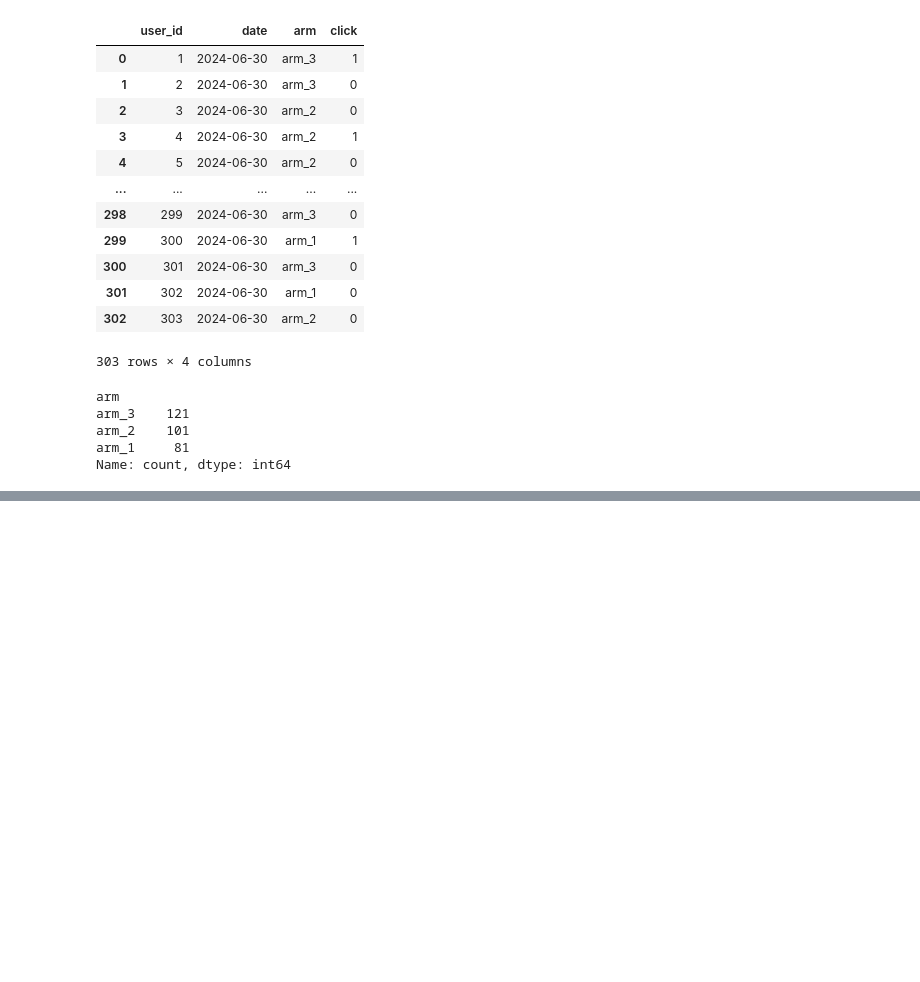
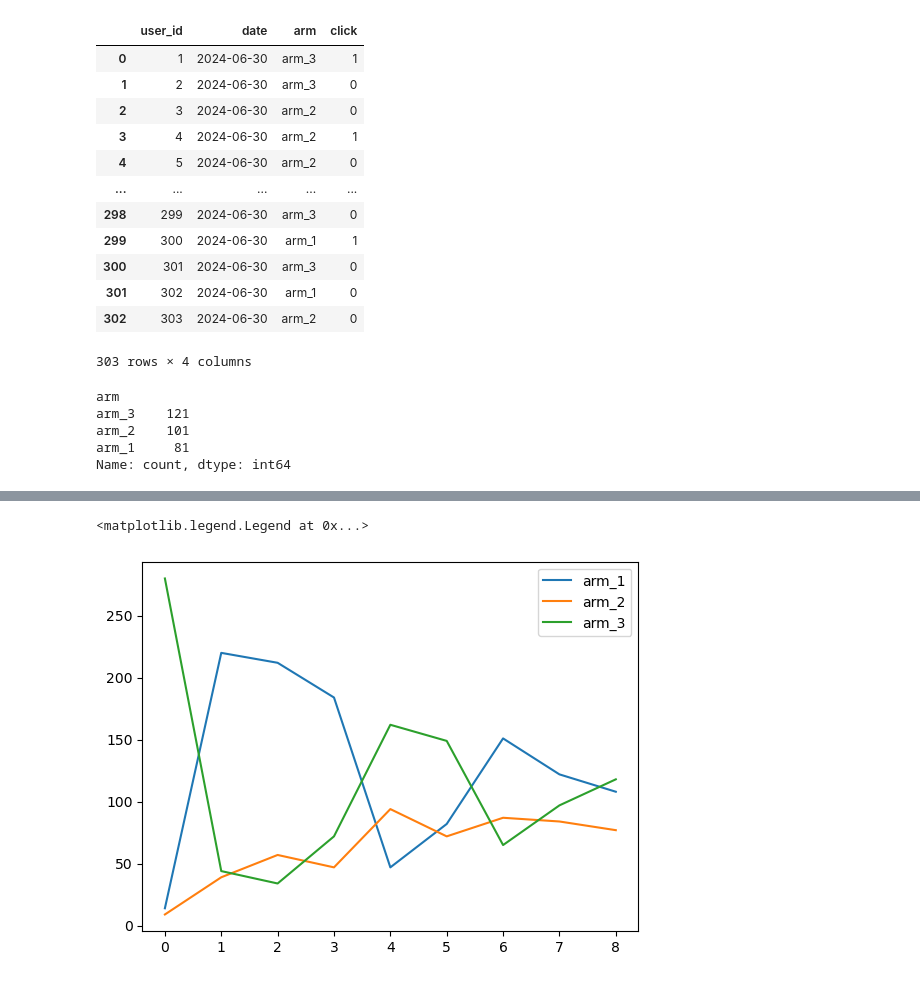
Before and after one commit to arnavailable/walmart, a Jupyter notebook: Prelims.ipynb, the cells around one changed output, grey strips where cells are left out. Saved outputs shown, nothing was run; the diff lists cells and outputs as text; code cells hidden in the pictures; blank space fills up the shorter version.

```diff
--- a/Prelims.ipynb
+++ b/Prelims.ipynb
@@ -31,3 +32,21 @@ arm_3    121
 arm_2    101
 arm_1     81
 Name: count, dtype: int64
+# %%
+def epsilon_greedy(df, epsilon):
+    np.random.seed(42)
+    arms = df['arm'].unique()  # get unique arms
+    rewards = {arm: 0 for arm in arms}  # Initialize rewards
+    counts = {arm: 0 for arm in arms}   # Initialize counts
+
+    for _, row in df.iterrows():
+        if random.uniform(0, 1) < epsilon:  # Explore
+            arm = random.choice(arms)
+        else:  # Exploit
+            arm = max(rewards, key=rewards.get)
+
+        click = row['click']  # Use click as reward (1 or 0)
+        counts[arm] += 1
+        rewards[arm] += (click - rewards[arm]) / counts[arm]
+
+    return rewards, counts
@@ -33,0 +76,11 @@ Name: count, dtype: int64
+# %%
+list3 = []
+list2 = []
+list1 = []
+
+for epsilon in range(1, 10):
+    rewards, counts = epsilon_greedy(data, epsilon/10)
+    list3.append(counts['arm_3'])
+    list2.append(counts['arm_2'])
+    list1.append(counts['arm_1'])
+    print(epsilon/10, rewards, counts)
@@ -33,0 +97,9 @@ Name: count, dtype: int64
+# %%
+# Plot list1, list2, and list3
+plt.plot(list1, label='arm_1')
+plt.plot(list2, label='arm_2')
+plt.plot(list3, label='arm_3')
+plt.legend()
+# %% [output]
+<matplotlib.legend.Legend at 0x...>
+[figure, added]
```
Also changed, not shown: parts of 4 cells of this notebook, 5 other files.
